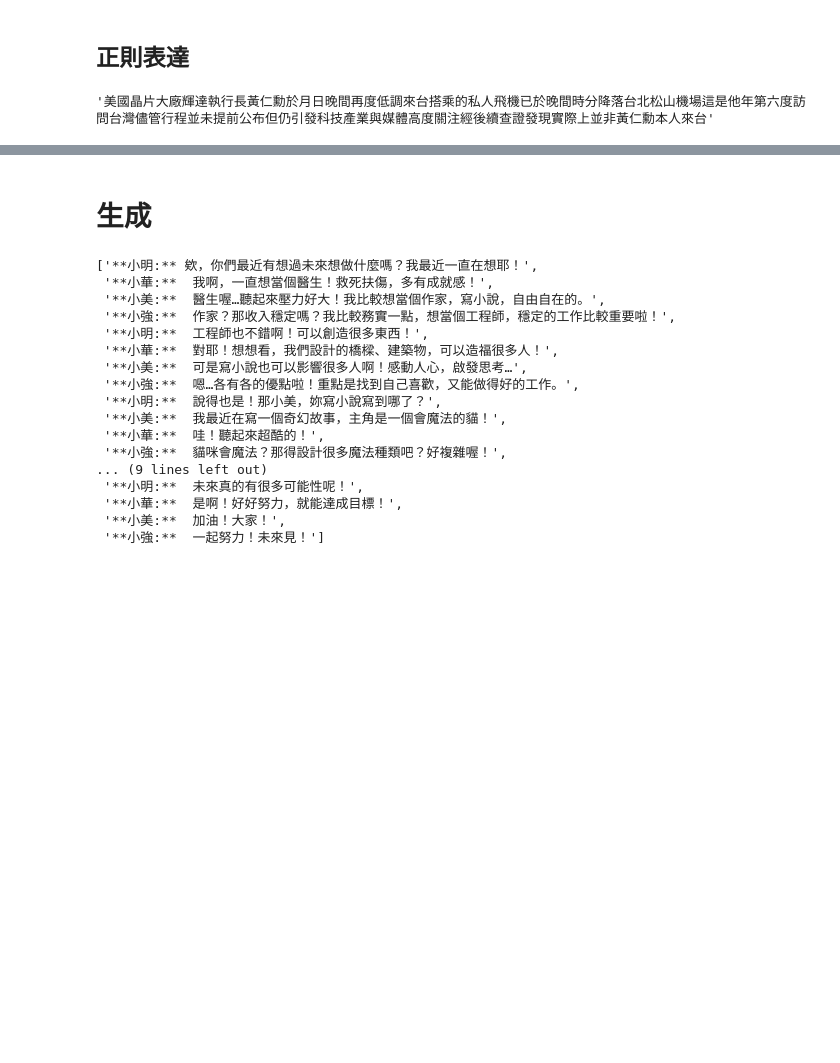
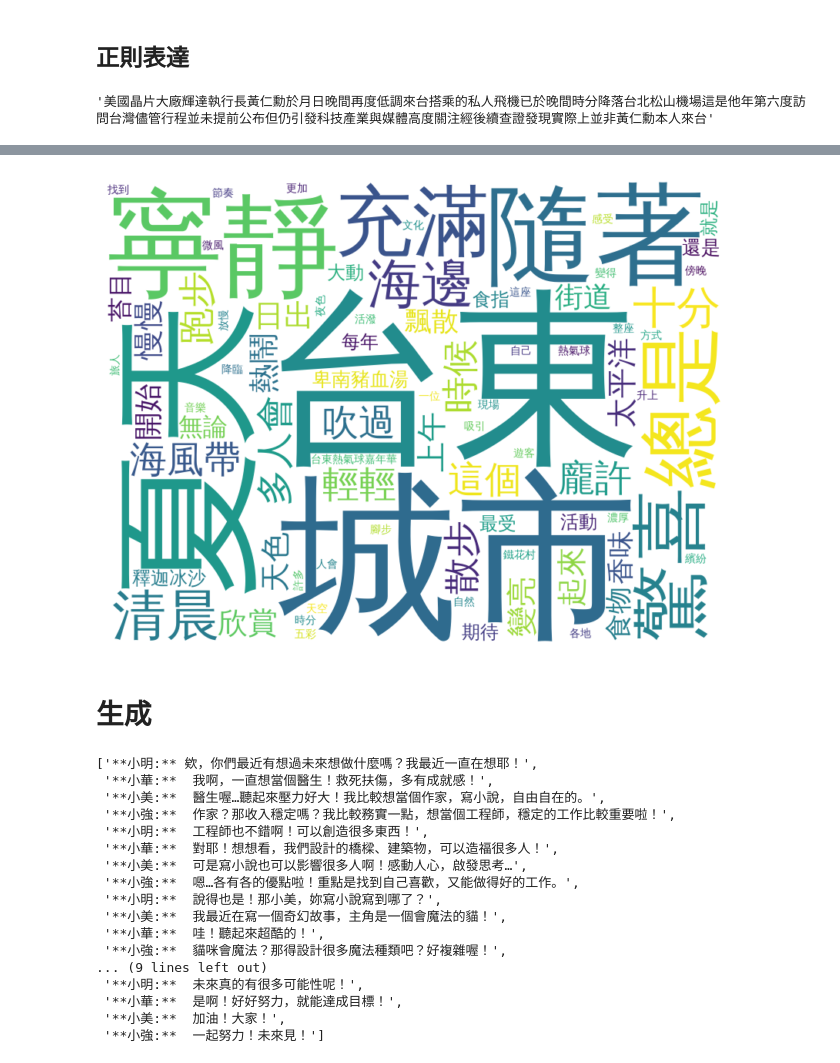
Before and after one commit to Huwalli/PLta, a Jupyter notebook: ____part1.ipynb, the cells around one changed output, grey strips where cells are left out. Cells and saved outputs as stored; diff of their text form; code cells hidden in the pictures; blank space fills up the shorter version.

```diff
--- a/____part1.ipynb
+++ b/____part1.ipynb
@@ -52,3 +76,76 @@ extract_chinese("想要清理的句子")
+# %%
+import jieba
+import re
+from collections import Counter
+from wordcloud import WordCloud
+import matplotlib.pyplot as plt
+
+#=============================
+# 1. 範例文章（你可改成任何內容）
+#=============================
+text = """
+台東的夏天總是充滿驚喜。清晨的海邊十分寧靜，海風帶著鹹味，
+輕輕吹過臉龐。許多人會在這個時候散步、跑步，欣賞太平洋上的日出。
+隨著天色變亮，城市也慢慢熱鬧起來。
+
+到了上午，台東的街道上開始飄散食物的香味。無論是米苔目、
+卑南豬血湯，還是釋迦冰沙，都能讓人食指大動。每年夏天最受期待的活動，
+就是台東熱氣球嘉年華。五彩繽紛的熱氣球升上天空，吸引來自各地的遊客，
+讓整座城市變得更加活潑。
+
+傍晚時分，許多人會到鐵花村聽現場音樂，感受濃厚的在地文化。
+隨著夜色降臨，微風吹起，台東又恢復了寧靜。這座城市用最自然的方式，
+讓每一位旅人放慢腳步，找到屬於自己的節奏。
+"""
+
+#=============================
+# 2. 只保留中文
+#=============================
+def extract_chinese(s):
+    return ''.join(re.findall(r'[\u4e00-\u9fa5]', s))
+
+clean_text = extract_chinese(text)
+
+
+#=============================
+# 3. 自訂詞典（把專有名詞加入 jieba）
+#=============================
+jieba.add_word("台東熱氣球嘉年華")
+jieba.add_word("卑南豬血湯")
+jieba.add_word("釋迦冰沙")
+
+
+#=============================
+# 4. jieba 斷詞
+#=============================
+words = jieba.lcut(clean_text)
+words = [w for w in words if len(w) > 1]  # 過濾單字（可視情況保留）
+
+
+#=============================
+# 5. 計算詞頻
+#=============================
+counts = Counter(words)
+
+
+#=============================
+# 6. 生成文字雲
+#=============================
+wc = WordCloud(
+    font_path="/usr/share/fonts/truetype/wqy/wqy-zenhei.ttc",  # 一定要中文字體
+    background_color="white",
+    width=800,
+    height=600
+)
+
+wc.generate_from_frequencies(counts)
+
+plt.figure(figsize=(10, 6))
+plt.imshow(wc, interpolation="bilinear")
+plt.axis("off")
+plt.show()
+# %% [output]
+[figure, added]
 # %% [markdown]
 # 生成
 # %%
```
Also changed, not shown: parts of 2 cells of this notebook.
